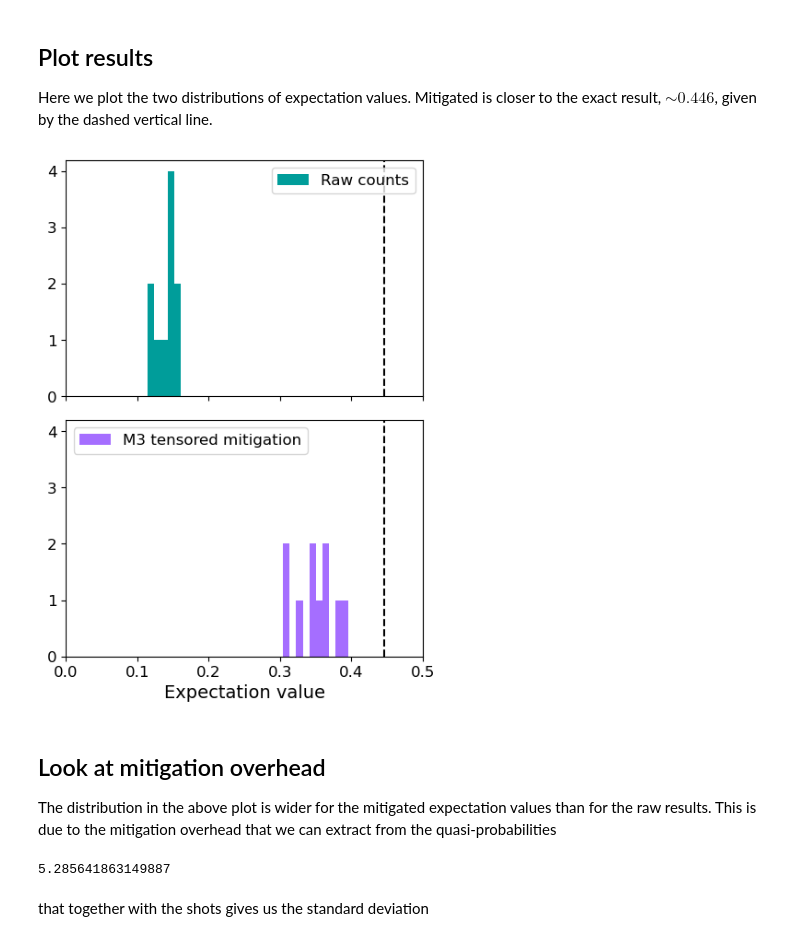
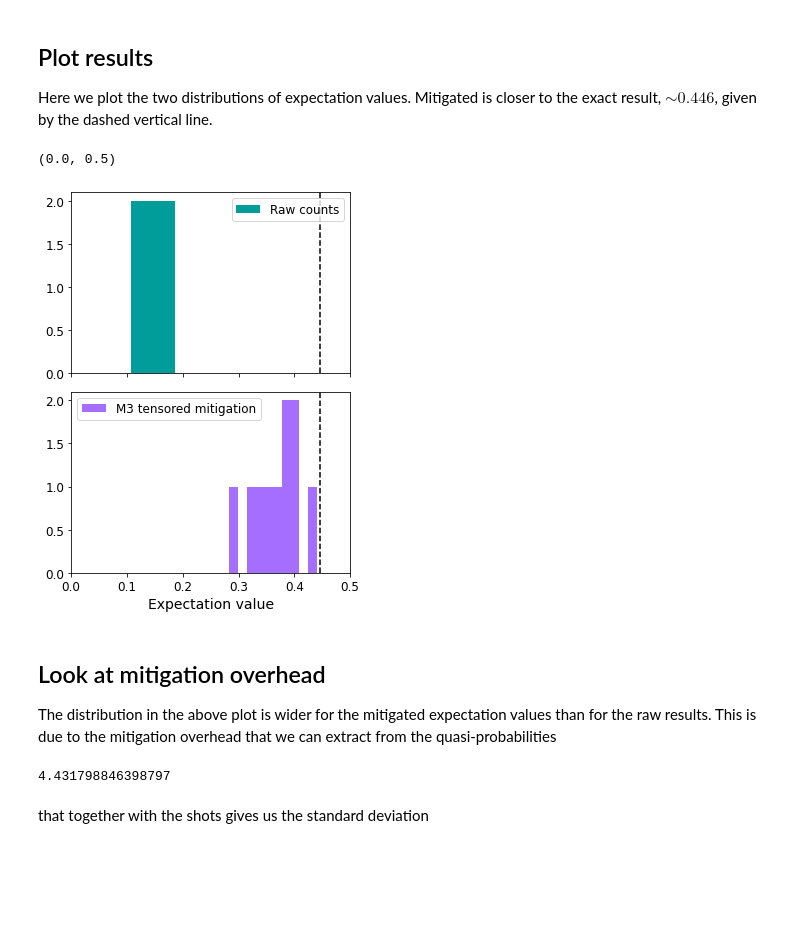
Before and after one commit to Qiskit-Extensions/mthree, a Jupyter notebook: tutorials/01_M3_ex1.ipynb, the cells around one changed output. Drawn from its saved outputs; the diff is of its cells as text; code cells hidden in the pictures; blank space fills up the shorter version.

```diff
--- a/tutorials/01_M3_ex1.ipynb
+++ b/tutorials/01_M3_ex1.ipynb
@@ -38,7 +37,7 @@ raw_counts = backend.run(trans_circs).result().get_counts()
 # %%
 raw_exp = []
 for cnts in raw_counts:
-    raw_exp.append(expectation_value(cnts)[0])
+    raw_exp.append(mthree.utils.expval(cnts))
 # %%
 quasis = mit.apply_correction(raw_counts, qubits, return_mitigation_overhead=True)
 # %% [markdown]
@@ -48,31 +47,31 @@ Here we plot the two distributions of expectation values.  Mitigated is closer t
 # %%
 fig = plt.figure(figsize=(5,7))
 gs = fig.add_gridspec(2, hspace=0.1)
 axs = gs.subplots(sharex=True, sharey=True)
 axs[0].hist(raw_exp, bins=5, color='#009d9a')
 axs[0].legend(['Raw counts'], fontsize=12)
 axs[0].axvline(0.446, color='k', linestyle='--')
 
 axs[1].hist(quasis.expval(), bins=10, color='#a56eff')
 axs[1].legend(['M3 tensored mitigation'], fontsize=12)
 axs[1].axvline(0.446, color='k', linestyle='--')
 
 axs[1].set_xlabel('Expectation value', fontsize=14)
 for ax in axs:
     ax.label_outer()
     ax.tick_params(labelsize=12)
 plt.xlim([0,0.5])
-fig
 # %% [output]
+(0.0, 0.5)
-[figure, old version]
+[figure, new version]
 # %% [markdown]
 ## Look at mitigation overhead
 
 The distribution in the above plot is wider for the mitigated expectation values than for the raw results.  This is due to the mitigation overhead that we can extract from the quasi-probabilities
 # %%
-np.mean([q.mitigation_overhead for q in quasis])
+np.mean(quasis.mitigation_overhead)
 # %% [output]
-5.285641863149887
+4.431798846398797
 # %% [markdown]
 that together with the shots gives us the standard deviation
 # %%
```
Also changed, not shown: parts of 3 cells of this notebook, 1 other file.
